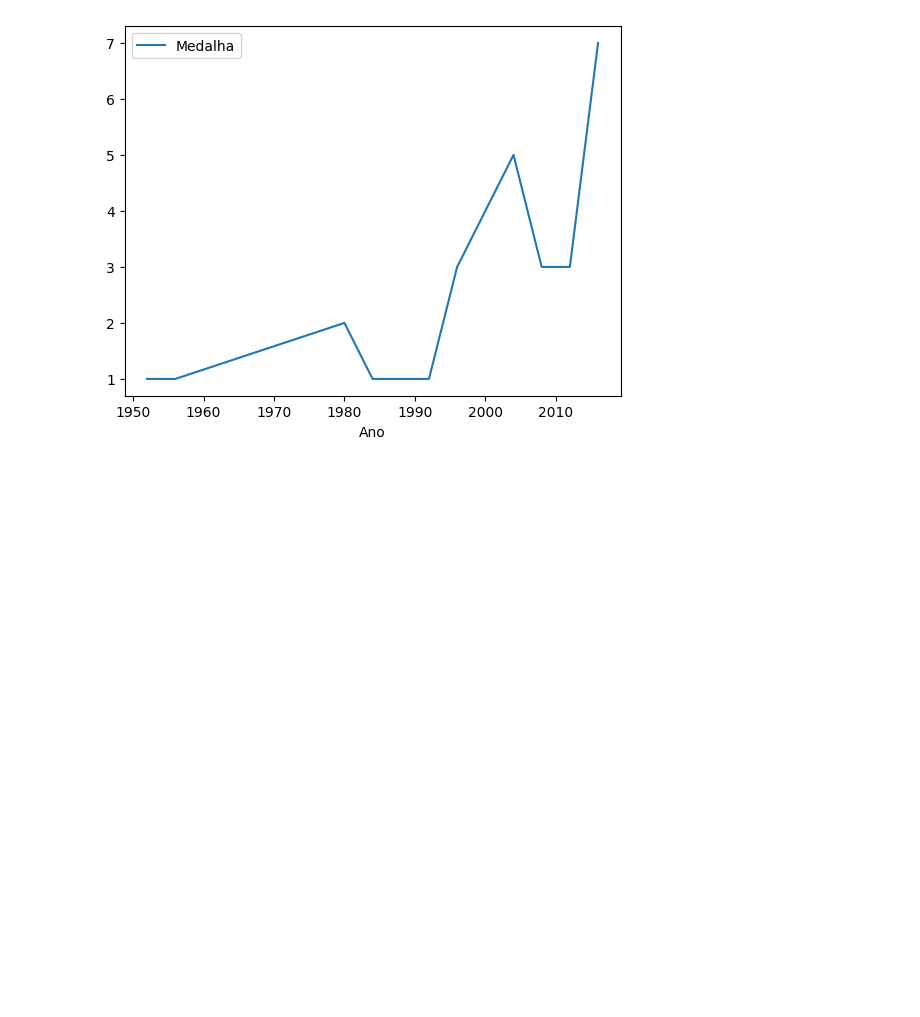
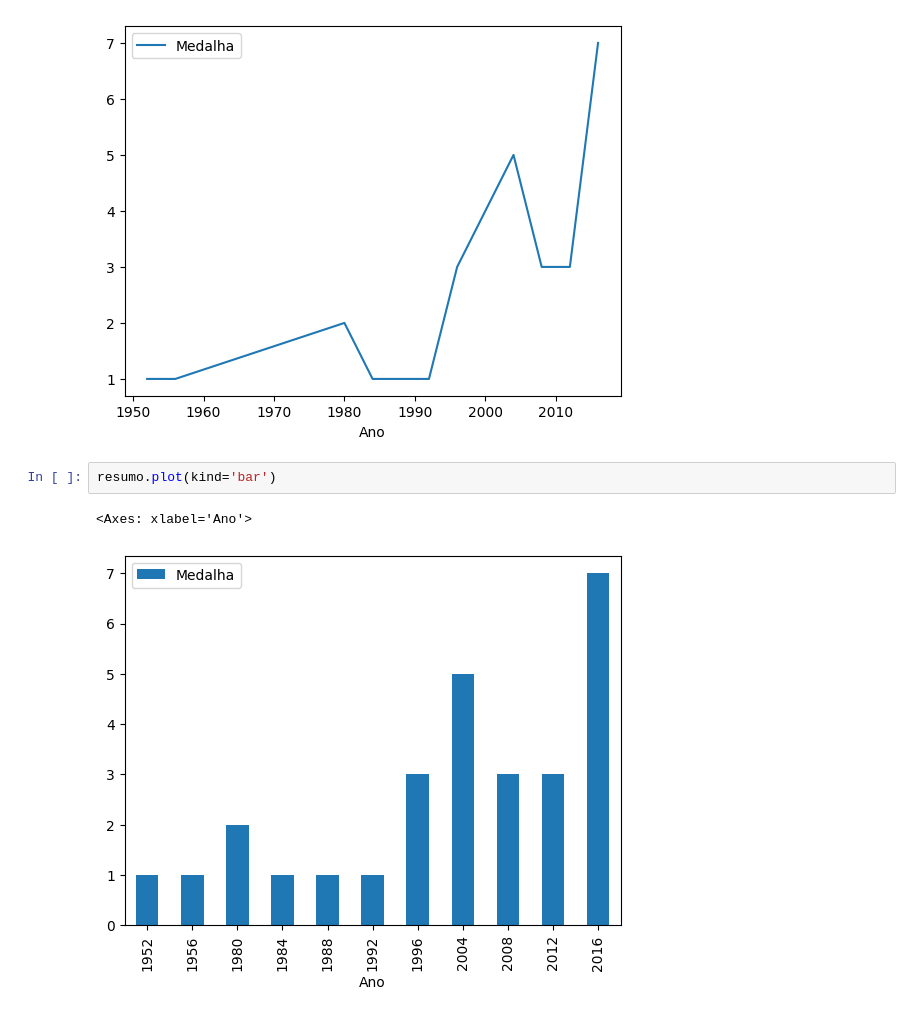
Before and after one commit to rafaelkashira23/Do-ETL-ao-Machine-Learning---120-anos-de-Olimpiadas---Impacta-Tecnologia, a Jupyter notebook: 120_ANOS_OLIMPIADAS.ipynb, the cells around one changed output. Cells and saved outputs as stored; diff of their text form; blank space fills up the shorter version.

```diff
--- a/120_ANOS_OLIMPIADAS.ipynb
+++ b/120_ANOS_OLIMPIADAS.ipynb
@@ -269,3 +269,8 @@ resumo.plot()
 # %% [output]
 <Axes: xlabel='Ano'>
 [figure]
+# %%
+resumo.plot(kind='bar')
+# %% [output]
+<Axes: xlabel='Ano'>
+[figure, added]
```
Also changed, not shown: parts of 6 cells of this notebook.
